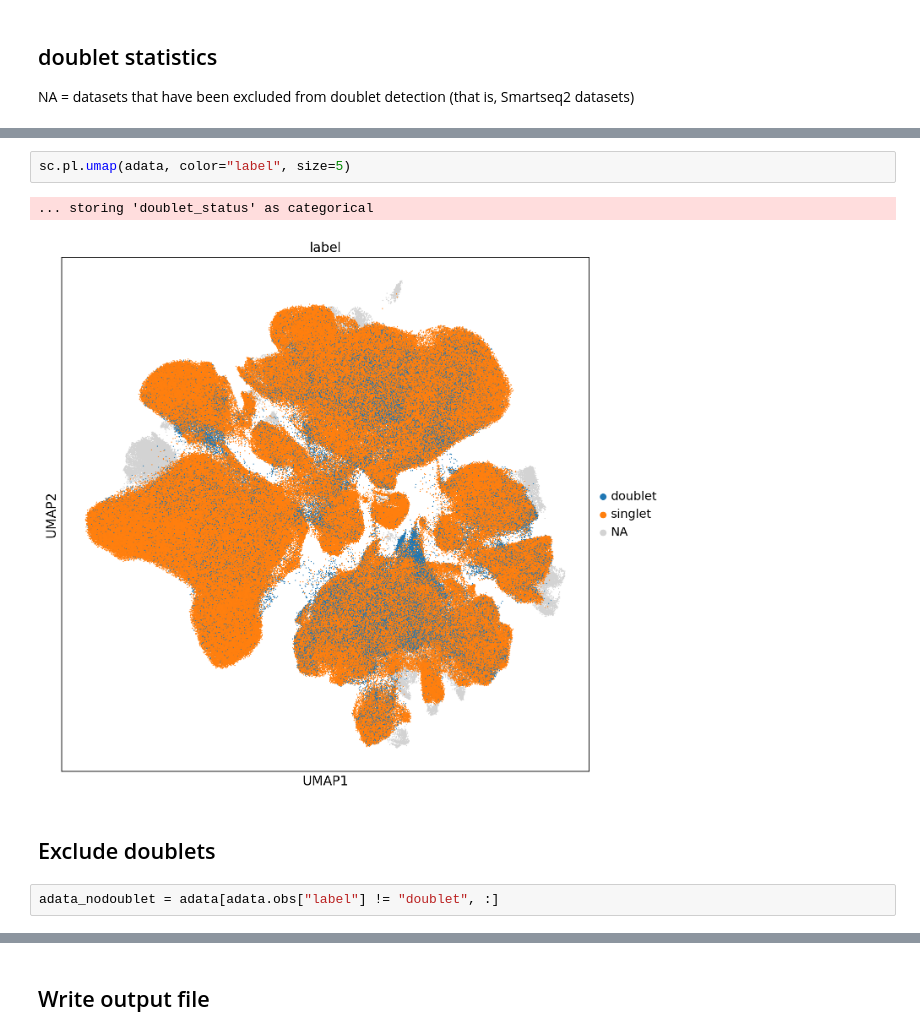
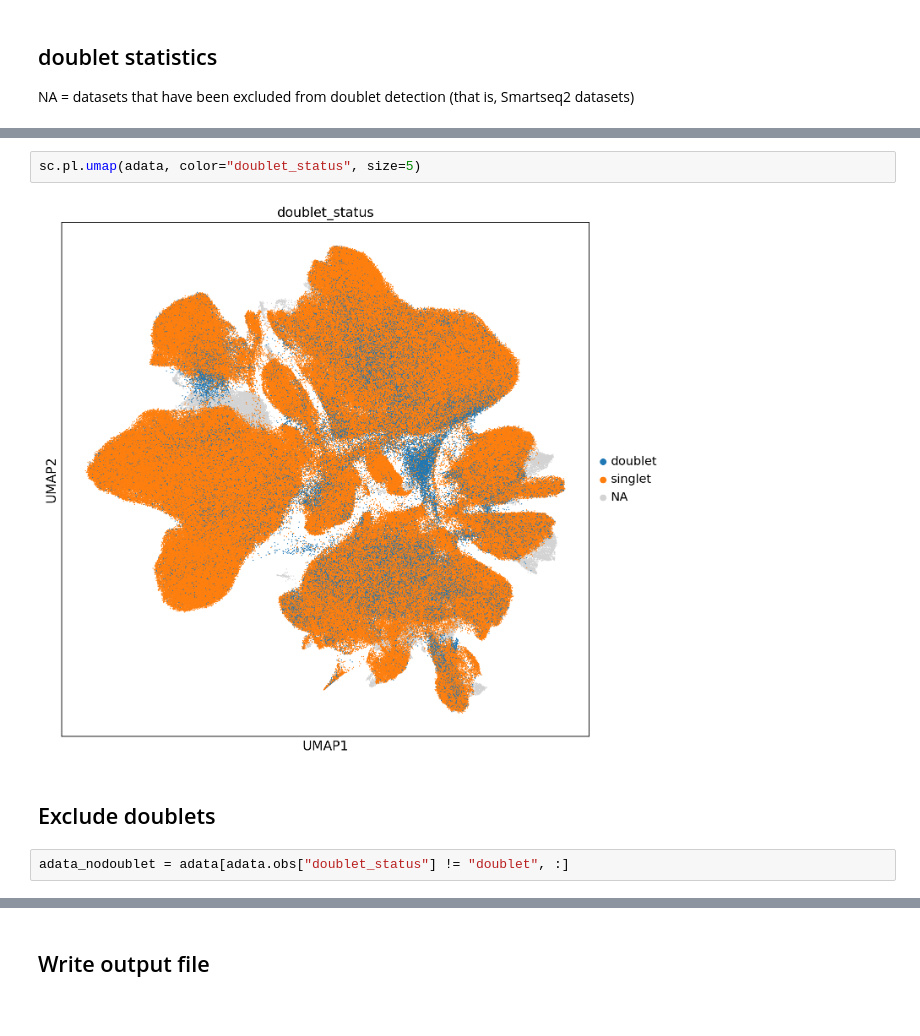
Before and after one commit to icbi-lab/luca, a Jupyter notebook: analyses/20_integrate_scrnaseq_data/25_merge_solo.ipynb, the cells around one changed output, grey strips where cells are left out. Cells and saved outputs as stored; diff of their text form.

```diff
--- a/analyses/20_integrate_scrnaseq_data/25_merge_solo.ipynb
+++ b/analyses/20_integrate_scrnaseq_data/25_merge_solo.ipynb
@@ -66,10 +66,9 @@ adata.obs.groupby("sample").apply(
 # %%
-sc.pl.umap(adata, color="label", size=5)
+sc.pl.umap(adata, color="doublet_status", size=5)
 # %% [output]
-... storing 'doublet_status' as categorical
-[figure, old version]
+[figure, new version]
 # %% [markdown]
 ## Exclude doublets
 # %%
-adata_nodoublet = adata[adata.obs["label"] != "doublet", :]
+adata_nodoublet = adata[adata.obs["doublet_status"] != "doublet", :]
 # %%
```
Also changed, not shown: parts of 3 cells of this notebook, 7 other files.
